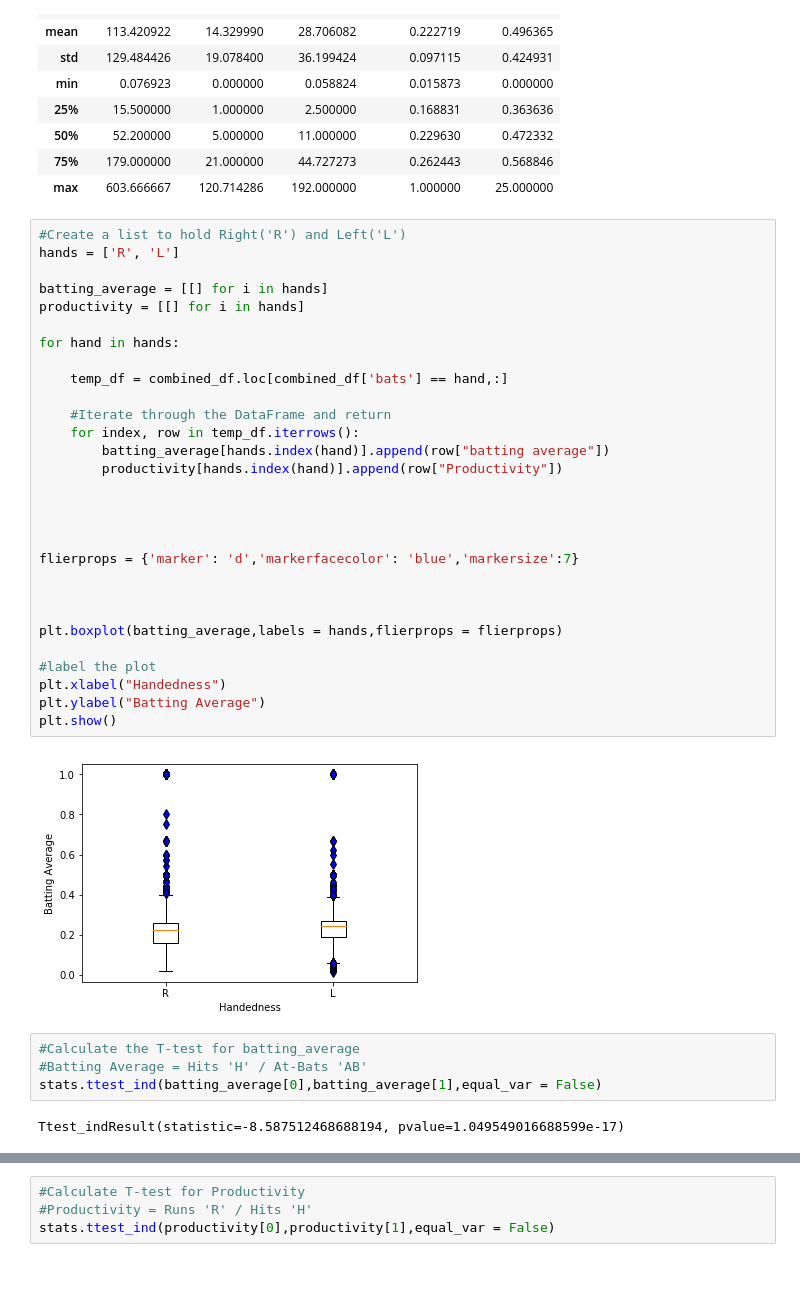
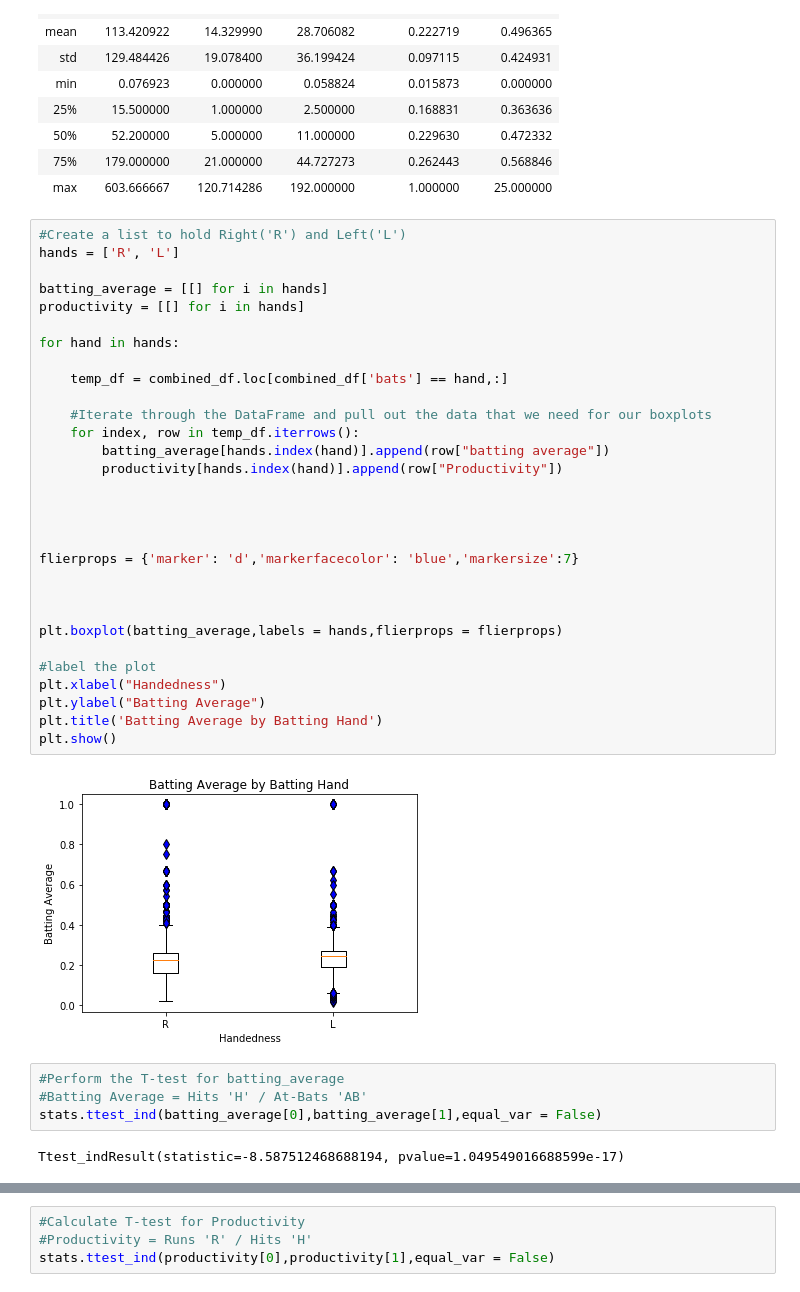
Before and after one commit to mgood13/data_analytics_project1, a Jupyter notebook: Handedness vs. Batting.ipynb, the cells around one changed output, grey strips where cells are left out. Cells and saved outputs as stored; diff of their text form.

```diff
--- a/Handedness vs. Batting.ipynb
+++ b/Handedness vs. Batting.ipynb
@@ -137,36 +136,37 @@ combined_df.describe()
 # %%
 #Create a list to hold Right('R') and Left('L')
 hands = ['R', 'L']
 
 batting_average = [[] for i in hands]
 productivity = [[] for i in hands]
 
 for hand in hands:
 
     temp_df = combined_df.loc[combined_df['bats'] == hand,:]
 
-    #Iterate through the DataFrame and return
+    #Iterate through the DataFrame and pull out the data that we need for our boxplots
     for index, row in temp_df.iterrows():
         batting_average[hands.index(hand)].append(row["batting average"])
         productivity[hands.index(hand)].append(row["Productivity"])
 
 
 
 
 flierprops = {'marker': 'd','markerfacecolor': 'blue','markersize':7}
 
 
 
 plt.boxplot(batting_average,labels = hands,flierprops = flierprops)
 
 #label the plot
 plt.xlabel("Handedness")
 plt.ylabel("Batting Average")
+plt.title('Batting Average by Batting Hand')
 plt.show()
 # %% [output]
-[figure, old version]
+[figure, new version]
 # %%
-#Calculate the T-test for batting_average
+#Perform the T-test for batting_average
 #Batting Average = Hits 'H' / At-Bats 'AB'
 stats.ttest_ind(batting_average[0],batting_average[1],equal_var = False)
 # %% [output]
```
Also changed, not shown: parts of 7 cells of this notebook.
